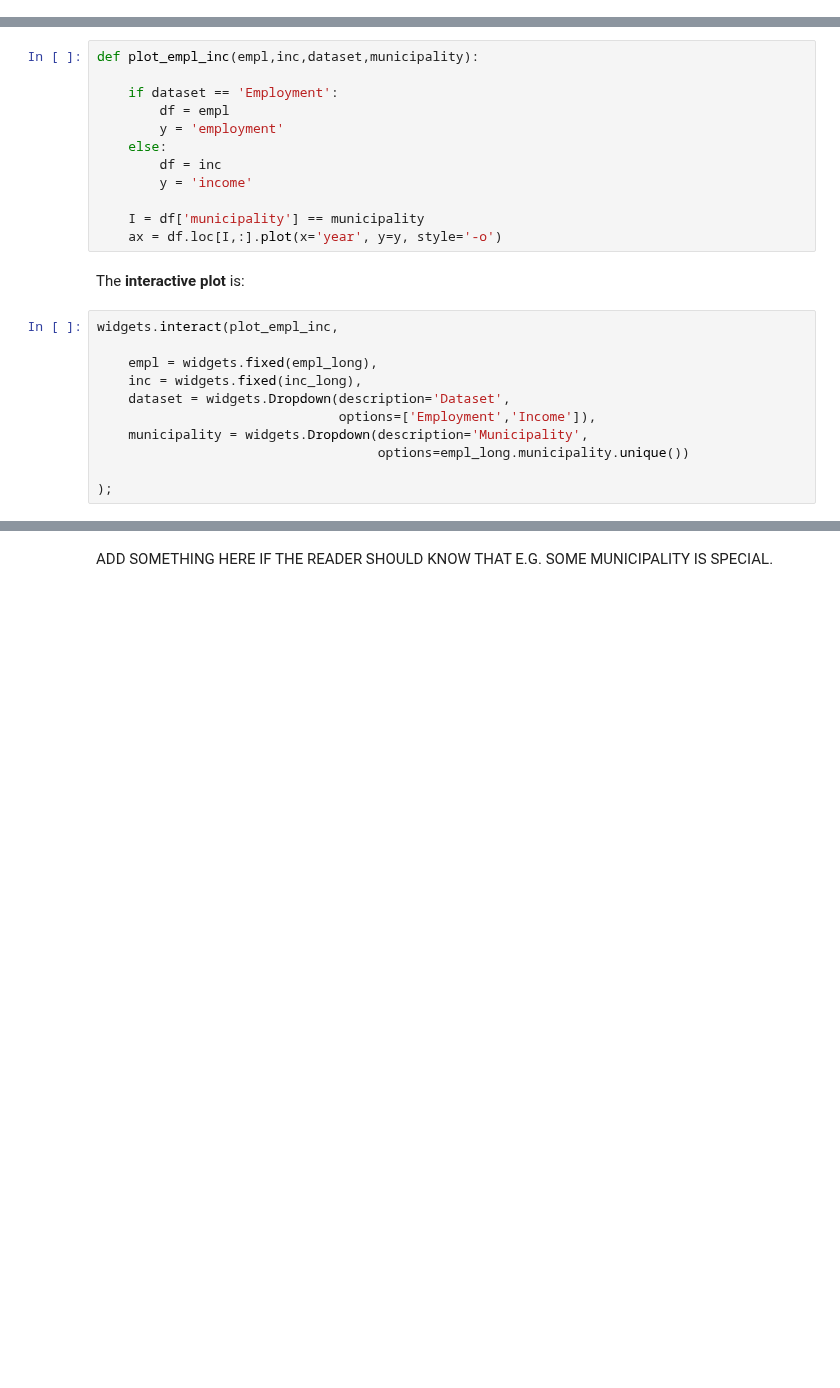
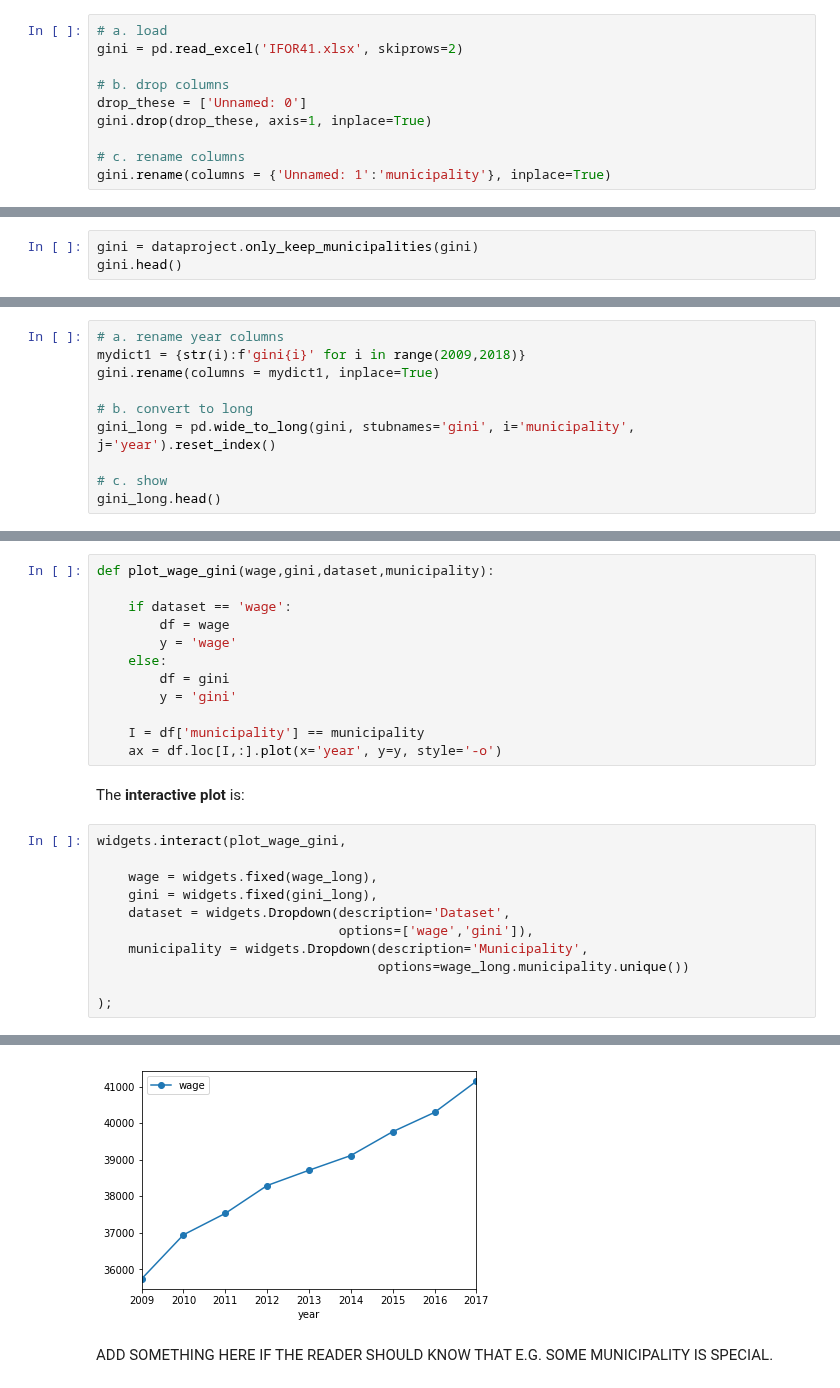
Before and after one commit to NumEconCopenhagen/projects-2020-tobiasharald, a Jupyter notebook: dataproject/dataproject.ipynb, the cells around one changed output, grey strips where cells are left out. Saved outputs shown, nothing was run; the diff lists cells and outputs as text; blank space fills up the shorter version.

```diff
--- a/dataproject/dataproject.ipynb
+++ b/dataproject/dataproject.ipynb
@@ -114,0 +87,10 @@ inc_long.head(5)
+# %%
+# a. load
+gini = pd.read_excel('IFOR41.xlsx', skiprows=2)
+
+# b. drop columns
+drop_these = ['Unnamed: 0']
+gini.drop(drop_these, axis=1, inplace=True)
+
+# c. rename columns
+gini.rename(columns = {'Unnamed: 1':'municipality'}, inplace=True)
@@ -114,0 +106,3 @@ inc_long.head(5)
+# %%
+gini = dataproject.only_keep_municipalities(gini)
+gini.head()
@@ -114,0 +118,10 @@ inc_long.head(5)
+# %%
+# a. rename year columns
+mydict1 = {str(i):f'gini{i}' for i in range(2009,2018)}
+gini.rename(columns = mydict1, inplace=True)
+
+# b. convert to long
+gini_long = pd.wide_to_long(gini, stubnames='gini', i='municipality', j='year').reset_index()
+
+# c. show
+gini_long.head()
@@ -119,28 +139,28 @@ In order to be able to **explore the raw data**, we here provide an **interactiv
 # %% [markdown]
 The **static plot** is:
 # %%
-def plot_empl_inc(empl,inc,dataset,municipality):
+def plot_wage_gini(wage,gini,dataset,municipality):
 
-    if dataset == 'Employment':
-        df = empl
-        y = 'employment'
+    if dataset == 'wage':
+        df = wage
+        y = 'wage'
     else:
-        df = inc
-        y = 'income'
+        df = gini
+        y = 'gini'
 
     I = df['municipality'] == municipality
     ax = df.loc[I,:].plot(x='year', y=y, style='-o')
 # %% [markdown]
 The **interactive plot** is:
 # %%
-widgets.interact(plot_empl_inc,
+widgets.interact(plot_wage_gini,
 
-    empl = widgets.fixed(empl_long),
-    inc = widgets.fixed(inc_long),
+    wage = widgets.fixed(wage_long),
+    gini = widgets.fixed(gini_long),
     dataset = widgets.Dropdown(description='Dataset',
-                               options=['Employment','Income']),
+                               options=['wage','gini']),
     municipality = widgets.Dropdown(description='Municipality',
-                                    options=empl_long.municipality.unique())
+                                    options=wage_long.municipality.unique())
 
 );
 # %% [output]
@@ -148,3 +167,4 @@ interactive(children=(Dropdown(description='Dataset', options=('Employment', 'In
+[figure, added]
 # %% [markdown]
 ADD SOMETHING HERE IF THE READER SHOULD KNOW THAT E.G. SOME MUNICIPALITY IS SPECIAL.
 # %% [markdown]
```
Also changed, not shown: parts of 21 cells of this notebook, 1 other file.
